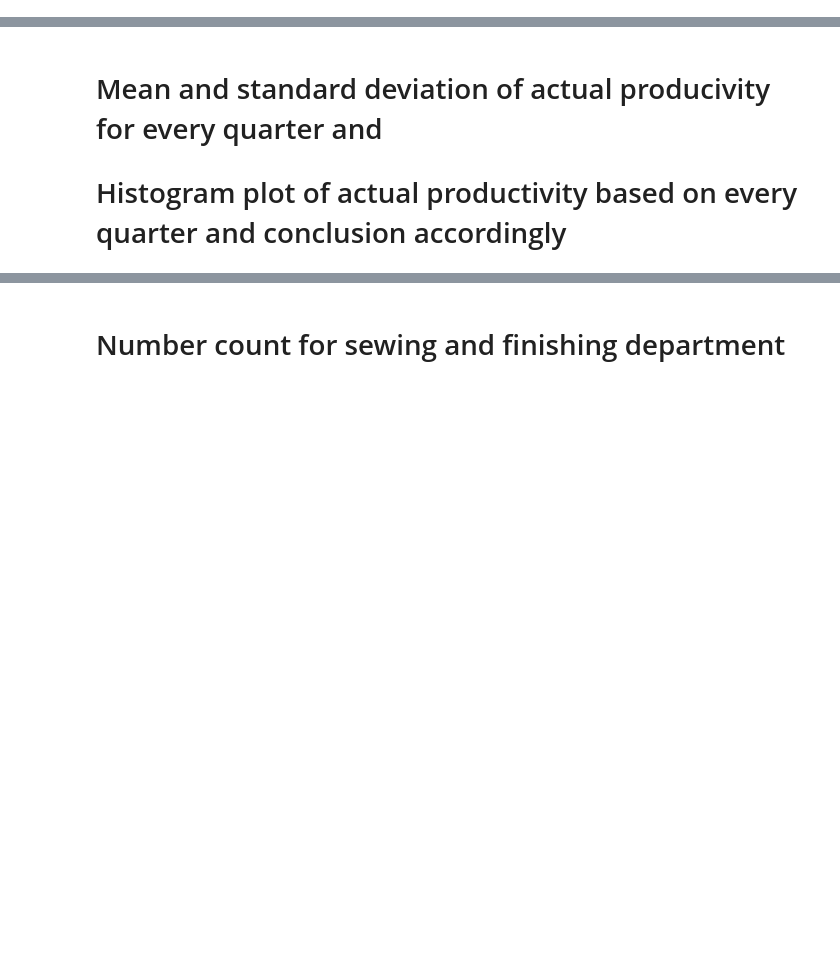
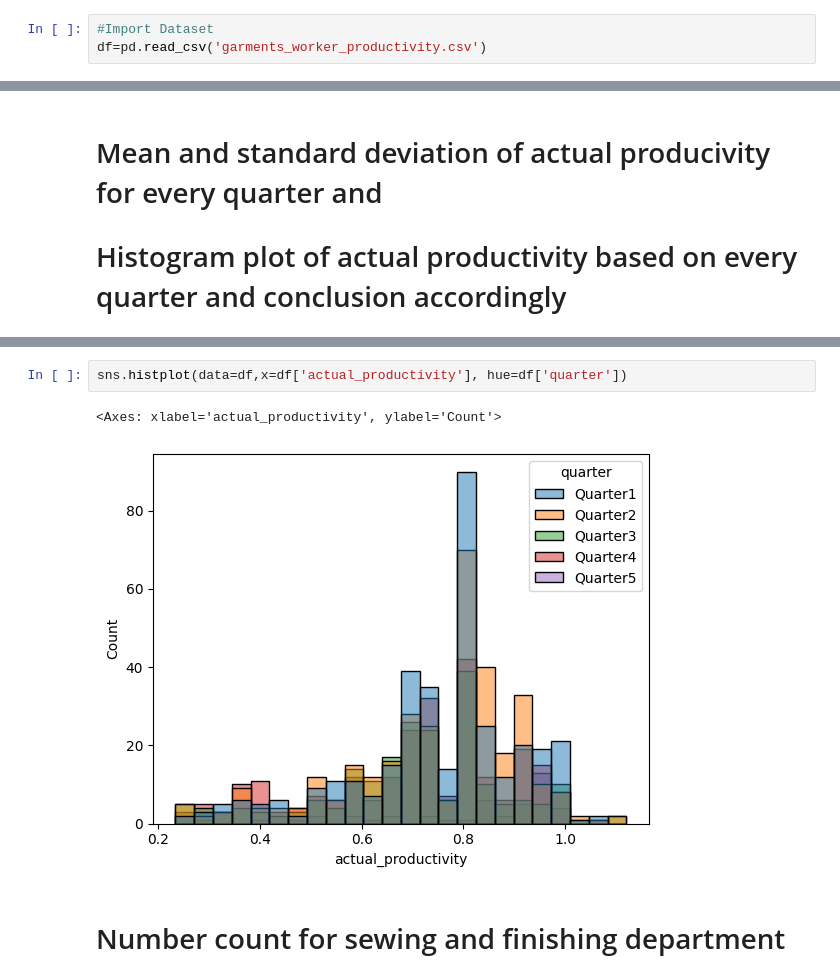
Before and after one commit to anuragsingh2207/dsba-jupyter-notebook, a Jupyter notebook: statstics/Assignment/Assignment_Garment_MBA.ipynb, the cells around one changed output, grey strips where cells are left out. Drawn from its saved outputs; the diff is of its cells as text; blank space fills up the shorter version.

```diff
--- a/statstics/Assignment/Assignment_Garment_MBA.ipynb
+++ b/statstics/Assignment/Assignment_Garment_MBA.ipynb
@@ -53,3 +53,6 @@ import matplotlib.pyplot as plt
 import scipy.stats as stats
 import statsmodels.api as sm
 from scipy.stats import f_oneway
+# %%
+#Import Dataset
+df=pd.read_csv('garments_worker_productivity.csv')
@@ -63,2 +132,7 @@ from scipy.stats import f_oneway
+# %%
+sns.histplot(data=df,x=df['actual_productivity'], hue=df['quarter'])
+# %% [output]
+<Axes: xlabel='actual_productivity', ylabel='Count'>
+[figure, added]
 # %% [markdown]
  # Number count for sewing and finishing department
```
Also changed, not shown: parts of 16 cells of this notebook, 6 other files.
